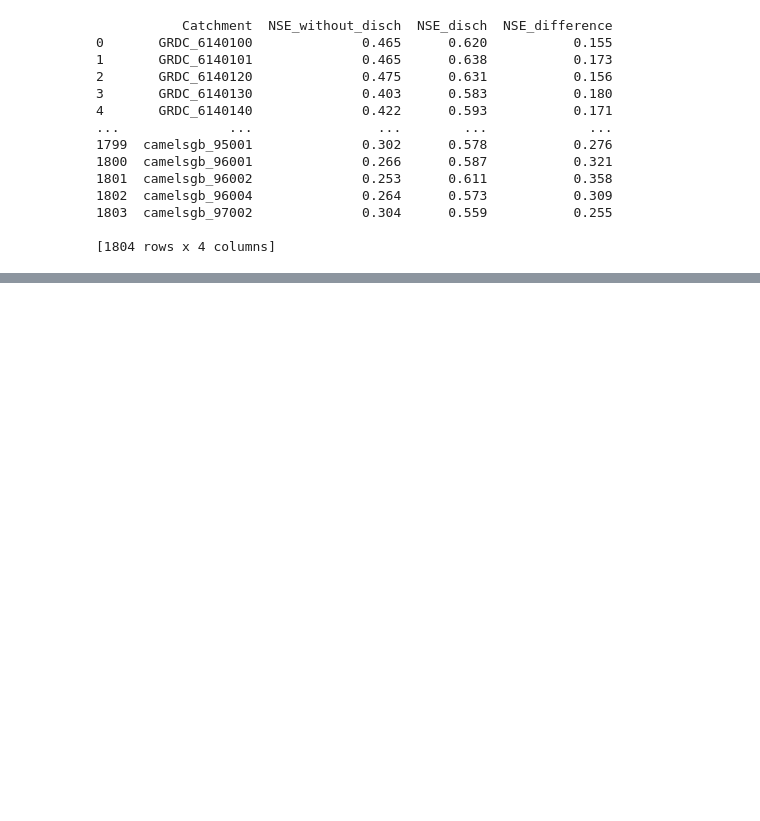
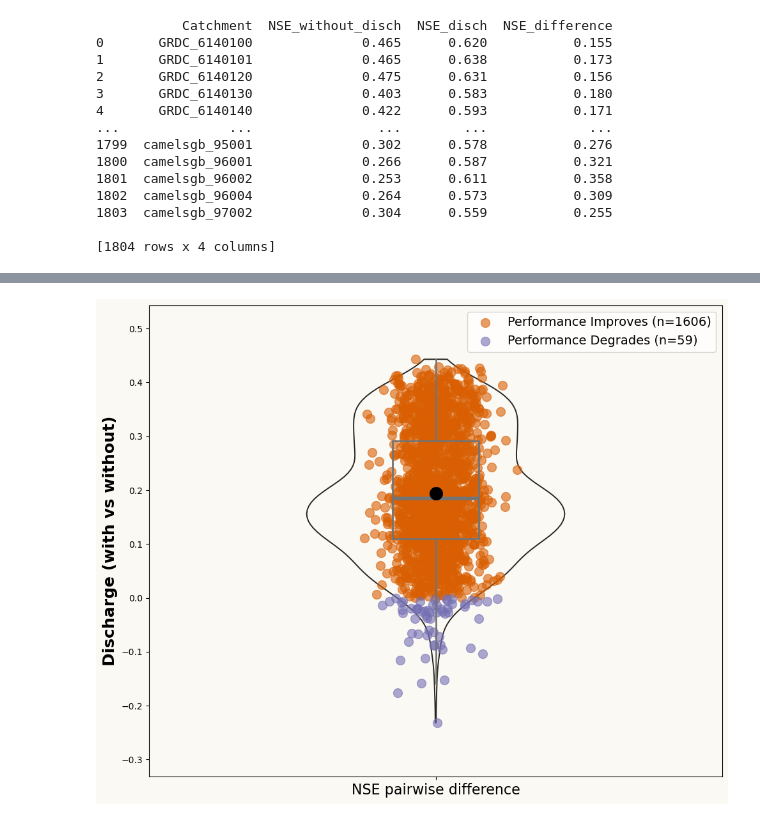
Before and after one commit to Ash-Manoj/lstm_backward, a Jupyter notebook: results/with_discharge/results_analysis.ipynb, the cells around one changed output, grey strips where cells are left out. Drawn from its saved outputs; the diff is of its cells as text; code cells hidden in the pictures; blank space fills up the shorter version.

```diff
--- a/results/with_discharge/results_analysis.ipynb
+++ b/results/with_discharge/results_analysis.ipynb
@@ -512,0 +592,89 @@ merged_df.to_csv("result_NSE_differences.csv")
+# %%
+import numpy as np
+import matplotlib.pyplot as plt
+
+# Define colors and layout constants
+BG_WHITE = "#fbf9f4"
+GREY_DARK = "#747473"
+BLACK = "#282724"
+COLOR_POSITIVE = "#D95F02"
+COLOR_NEGATIVE = "#7570B3"
+POSITION = [1]  # Single violin plot position
+
+
+# Extract data
+nse_difference = merged_df['NSE_difference'].dropna()
+
+# Split data into positive and negative
+positive_values = nse_difference[nse_difference >= 0]
+negative_values = nse_difference[nse_difference < 0]
+# Count the number of points in each category
+num_positive = len(positive_values)
+num_negative = len(negative_values)
+
+
+# Generate jittered x-values for each group
+x_jittered_positive = np.random.normal(POSITION[0], 0.04, size=len(positive_values))
+x_jittered_negative = np.random.normal(POSITION[0], 0.04, size=len(negative_values))
+
+# Create the plot
+fig, ax = plt.subplots(figsize=(10, 8))
+fig.patch.set_facecolor(BG_WHITE)
+ax.set_facecolor(BG_WHITE)
+
+# Violin plot
+violins = ax.violinplot(
+    [nse_difference],
+    positions=POSITION,
+    widths=0.45,
+    bw_method="silverman",
+    showmeans=False,
+    showmedians=False,
+    showextrema=False
+)
+
+# Customize violin appearance
+for pc in violins["bodies"]:
+    pc.set_facecolor("none")
+    pc.set_edgecolor(BLACK)
+    pc.set_linewidth(1.4)
+    pc.set_alpha(1)
+
+# Boxplot (optional)
+medianprops = dict(linewidth=4, color=GREY_DARK, solid_capstyle="butt")
+boxprops = dict(linewidth=2, color=GREY_DARK)
+
+ax.boxplot(
+    [nse_difference],
+    positions=POSITION,
+    showfliers=False,
+    showcaps=False,
+    medianprops=medianprops,
+    whiskerprops=boxprops,
+    boxprops=boxprops
+)
+
+# Scatter points with color distinction
+ax.scatter(x_jittered_positive, positive_values, s=100, color=COLOR_POSITIVE, alpha=0.6, label=f"Performance Improves (n={num_positive})")
+ax.scatter(x_jittered_negative, negative_values, s=100, color=COLOR_NEGATIVE, alpha=0.6, label=f"Performance Degrades (n={num_negative})")
+
+# Mean value
+mean_value = np.mean(nse_difference)
+ax.scatter(POSITION, [mean_value], color='black', s=200, zorder=3)
+
+# Labels & Titles
+ax.set_xticks(POSITION)
+ax.set_xticklabels(['NSE pairwise difference'], size=16)
+ax.set_ylabel('Discharge (with vs without)', size=18, weight='bold')
+ax.set_ylim([min(nse_difference) - 0.1, max(nse_difference) + 0.1])
+
+
+# Add legend
+ax.legend(loc="upper right", fontsize=14)
+
+# Adjust layout & save
+plt.tight_layout()
+plt.savefig('violin_plot_nse_difference_colored.jpeg', dpi=1200)
+plt.show()
+# %% [output]
+[figure, added]
```
Also changed, not shown: parts of 1 cell of this notebook, 4 other files.
